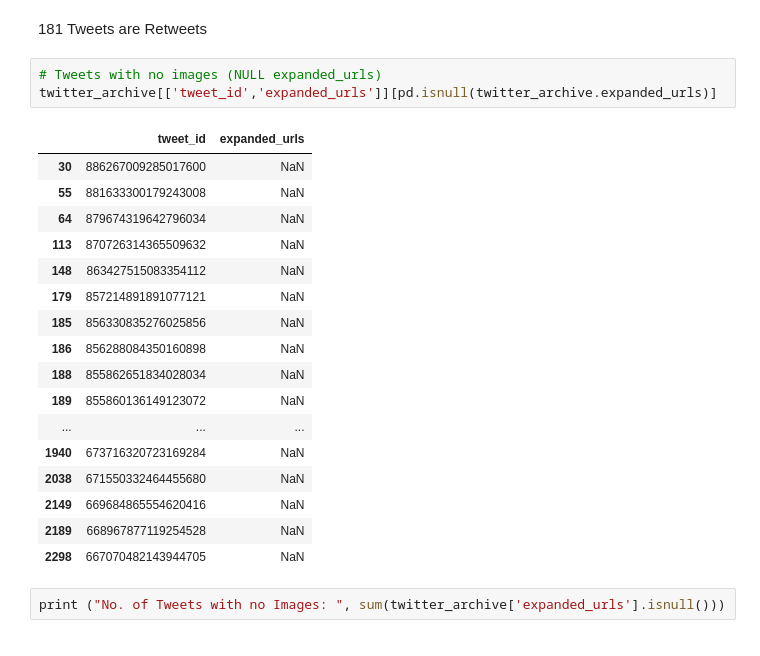
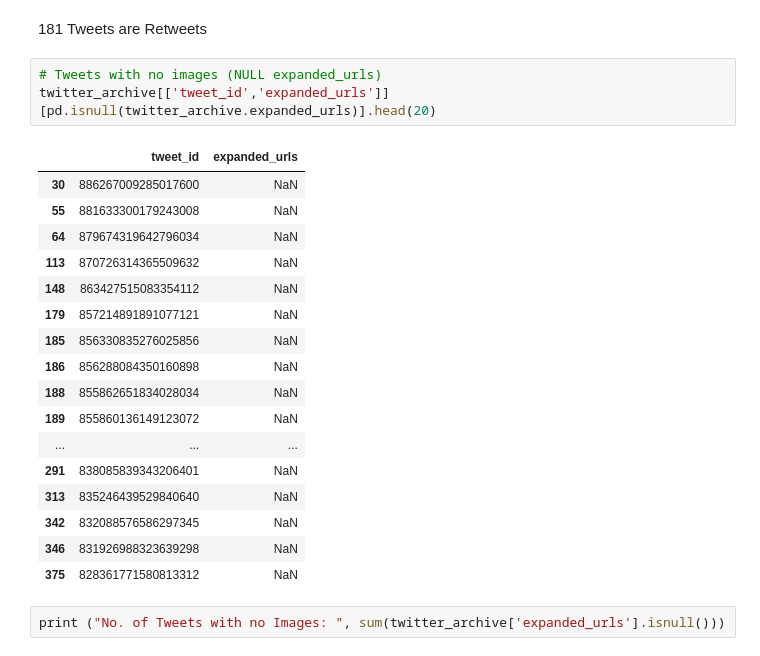
Before and after one commit to diliprk/DataAnalytics-Nanodegree, a Jupyter notebook: Project 7 - Wrangle and Analyze Data/wrangle_act.ipynb, the cells around one changed output. Saved outputs shown, nothing was run; the diff lists cells and outputs as text.

```diff
--- a/Project 7 - Wrangle and Analyze Data/wrangle_act.ipynb
+++ b/Project 7 - Wrangle and Analyze Data/wrangle_act.ipynb
@@ -252,25 +252,25 @@ twitter_archive[['tweet_id','retweeted_status_id','retweeted_status_user_id']][~
 181 Tweets are Retweets
 # %%
 # Tweets with no images (NULL expanded_urls)
-twitter_archive[['tweet_id','expanded_urls']][pd.isnull(twitter_archive.expanded_urls)]
+twitter_archive[['tweet_id','expanded_urls']][pd.isnull(twitter_archive.expanded_urls)].head(20)
 # %% [output]
 |  | tweet_id | expanded_urls |
 | 30 | 886267009285017600 | NaN |
 | 55 | 881633300179243008 | NaN |
 | 64 | 879674319642796034 | NaN |
 | 113 | 870726314365509632 | NaN |
 | 148 | 863427515083354112 | NaN |
 | 179 | 857214891891077121 | NaN |
 | 185 | 856330835276025856 | NaN |
 | 186 | 856288084350160898 | NaN |
 | 188 | 855862651834028034 | NaN |
 | 189 | 855860136149123072 | NaN |
 | ... | ... | ... |
-| 1940 | 673716320723169284 | NaN |
-| 2038 | 671550332464455680 | NaN |
-| 2149 | 669684865554620416 | NaN |
-| 2189 | 668967877119254528 | NaN |
-| 2298 | 667070482143944705 | NaN |
+| 291 | 838085839343206401 | NaN |
+| 313 | 835246439529840640 | NaN |
+| 342 | 832088576586297345 | NaN |
+| 346 | 831926988323639298 | NaN |
+| 375 | 828361771580813312 | NaN |
 # %%
 print ("No. of Tweets with no Images: ", sum(twitter_archive['expanded_urls'].isnull()))
 # %% [output]
```
Also changed, not shown: parts of 20 cells of this notebook, 2 other files.
